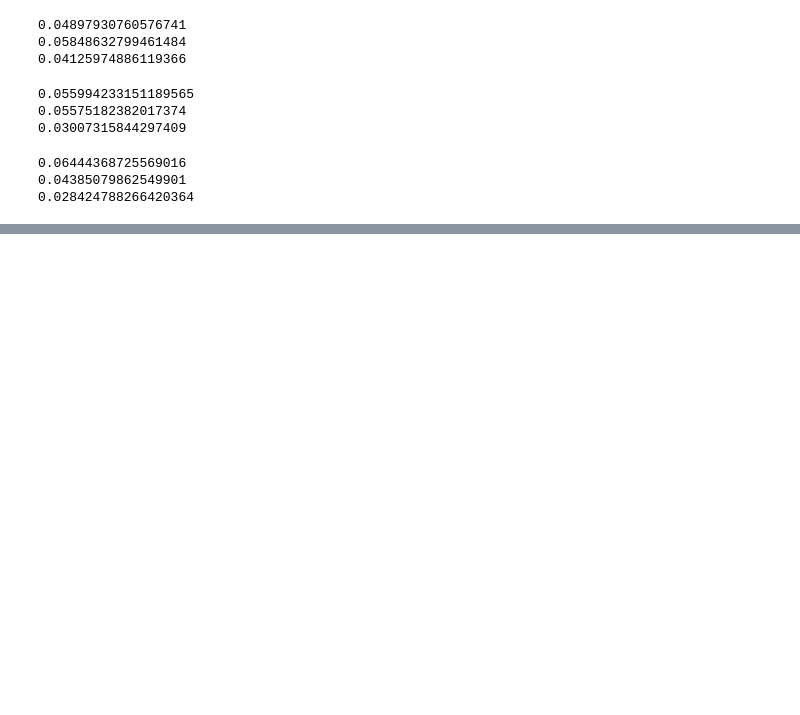
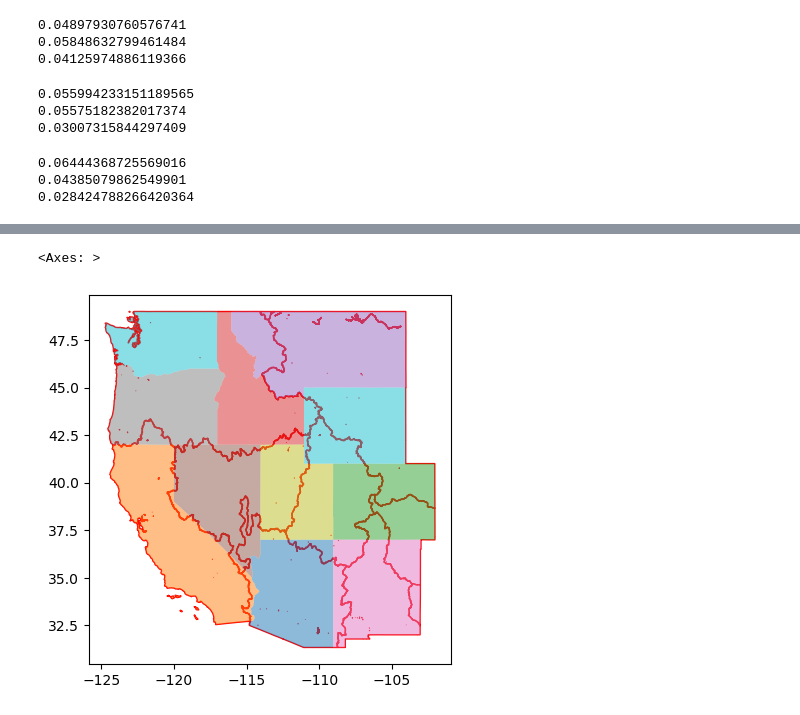
Before and after one commit to bessoh2/correlated-domains, a Jupyter notebook: notebooks/calculate_swe_gridcell.ipynb, the cells around one changed output, grey strips where cells are left out. Saved outputs shown, nothing was run; the diff lists cells and outputs as text; code cells hidden in the pictures; blank space fills up the shorter version.

```diff
--- a/notebooks/calculate_swe_gridcell.ipynb
+++ b/notebooks/calculate_swe_gridcell.ipynb
@@ -873,3 +935,13 @@ concat = alt.vconcat(r_chart, md_chart, rmse_chart)
 concat
 # %% [output]
 [interactive output not drawn]
+# %%
+wstates = gpd.read_file('../data/misc/western_states.shp')
+wstates_4326=wstates.to_crs('epsg:4326')
+# %%
+fig, ax = plt.subplots()
+huc2.plot(ax=ax, facecolor='none', edgecolor='red')
+wstates_4326.plot(ax=ax, column='NAME',edgecolor='none', alpha=0.5)
+# %% [output]
+<Axes: >
+[figure, added]
```
Also changed, not shown: parts of 16 cells of this notebook, 5 other files.
